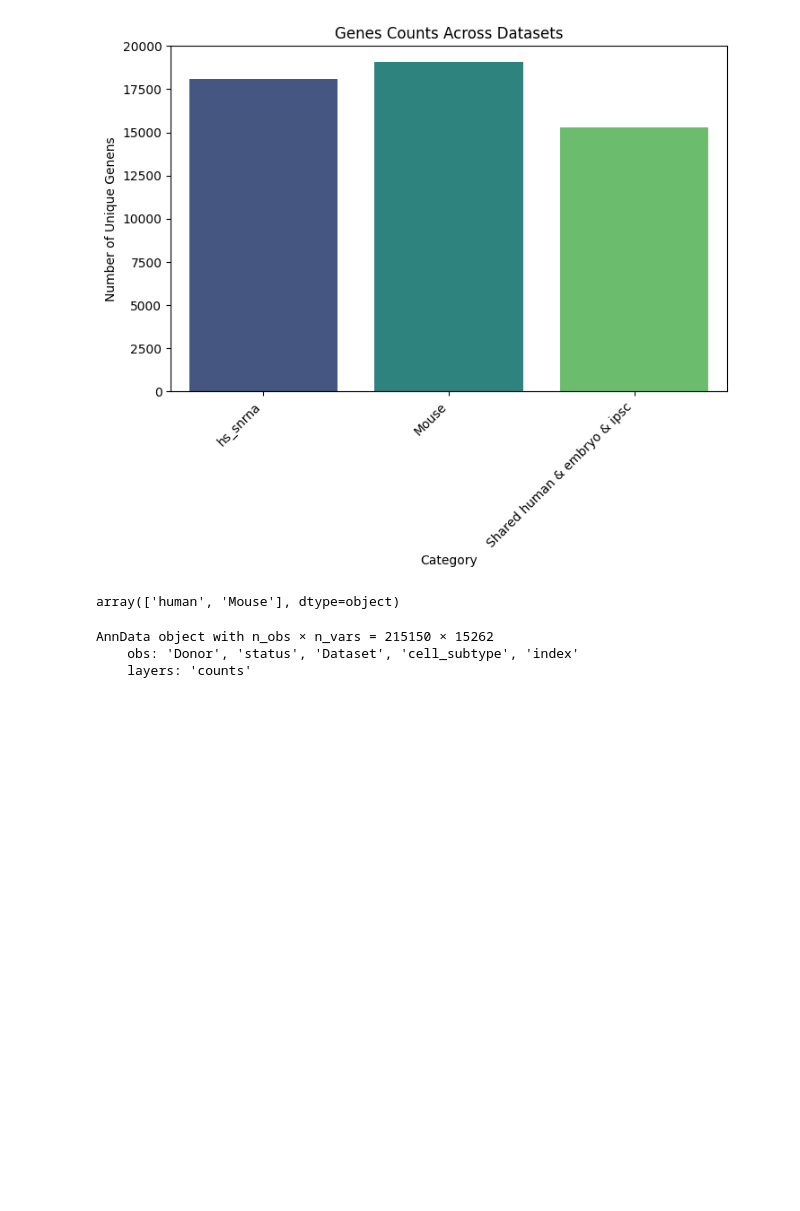
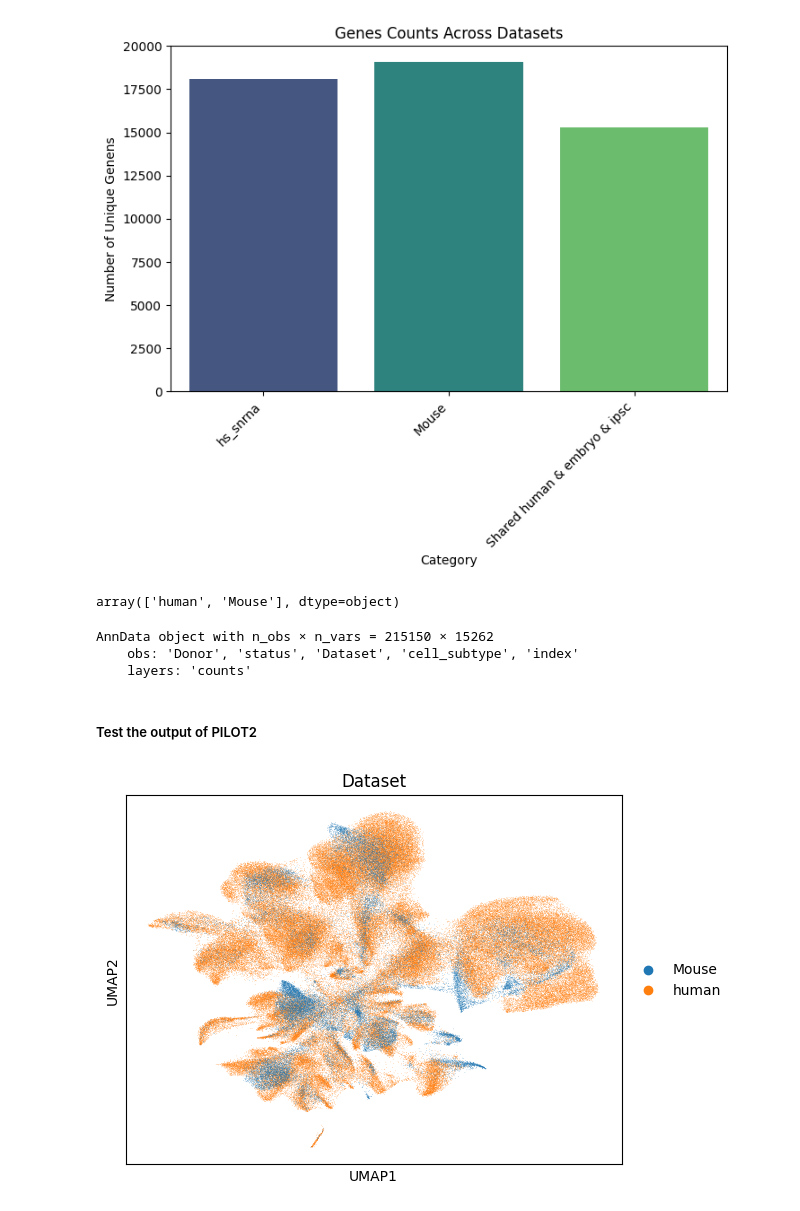
Before and after one commit to mehdijoodaki/Kidney_Emilia, a Jupyter notebook: flex_integration/Human_Mouse.ipynb, the cells around one changed output. Cells and saved outputs as stored; diff of their text form; code cells hidden in the pictures; blank space fills up the shorter version.

Commit message:
run the integration

```diff
--- a/flex_integration/Human_Mouse.ipynb
+++ b/flex_integration/Human_Mouse.ipynb
@@ -88,3 +88,16 @@ combined_adata
 AnnData object with n_obs × n_vars = 215150 × 15262
     obs: 'Donor', 'status', 'Dataset', 'cell_subtype', 'index'
     layers: 'counts'
+# %% [markdown]
+##### Test the output of PILOT2
+# %%
+adata=sc.read_h5ad('/data/scRNA/To_Mehdi/Emilia/flex/Integration_mouse_human.h5ad')
+# %%
+umap_pilots = np.load('/data/scRNA/To_Mehdi/Emilia/flex/pilot2_embeddings/X_umap_z_laten.npy')
+adata.obsm['X_umap'] = umap_pilots
+Z_pilots = np.load('/data/scRNA/To_Mehdi/Emilia/flex/pilot2_embeddings/z_laten.npy')
+adata.obsm['Z_pilot'] = Z_pilots
+# %%
+sc.pl.umap(adata,color='Dataset')
+# %% [output]
+[figure, added]
```
Also changed, not shown: parts of 1 cell of this notebook, 3 other files.
